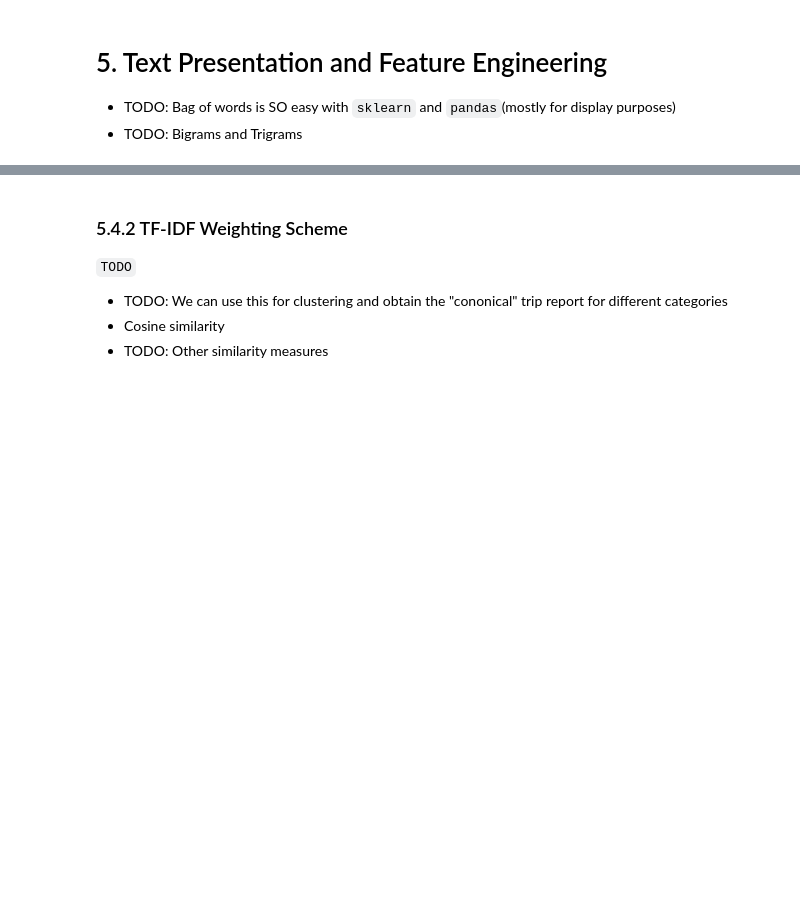
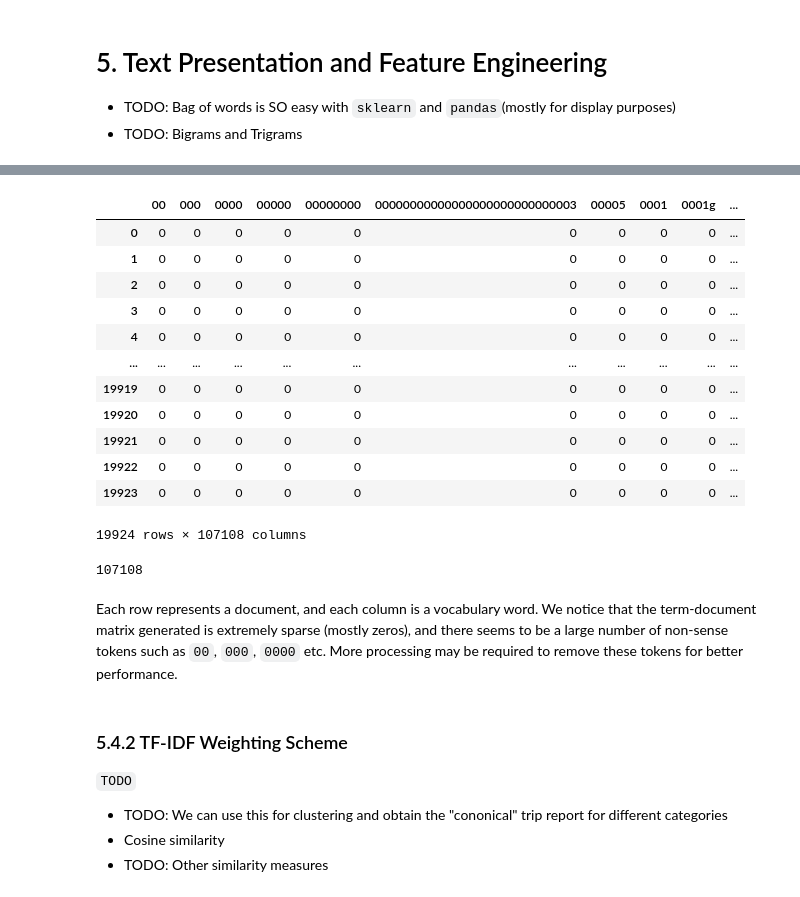
Before and after one commit to alextzhao/psychedelicNLP, a Jupyter notebook: AlexZhao_SeniorThesis_Notebook-COLAB.ipynb, the cells around one changed output, grey strips where cells are left out. Drawn from its saved outputs; the diff is of its cells as text; code cells hidden in the pictures; blank space fills up the shorter version.

Commit message:
CHECKPOINT: completed word and doc as vectors theory, and basic term document matrix

```diff
--- a/AlexZhao_SeniorThesis_Notebook-COLAB.ipynb
+++ b/AlexZhao_SeniorThesis_Notebook-COLAB.ipynb
@@ -1130,26 +1171,55 @@ pd_trips_encoded_normalized.head(n=20)
 # %%
-# TODO: Example BOW's Code
-# Code from: https://towardsdatascience.com/understanding-feature-engineering-part-3-traditional-methods-for-text-data-f6f7d70acd41
+# Code adapted from:
+# https://towardsdatascience.com/understanding-feature-engineering-part-3-traditional-methods-for-text-data-f6f7d70acd41
 from sklearn.feature_extraction.text import CountVectorizer
 
+norm_corpus = pd_trips_encoded_normalized["report"].to_list()
+len(norm_corpus) # 19924 reports
+
+# instead of using raw counts, we can divide matrix(i, j) by sum over column j to get a proporition
+# min_df = minimum document frequency
+# max_df = maximum document frequency
 cv = CountVectorizer(min_df=0., max_df=1.)
 cv_matrix = cv.fit_transform(norm_corpus)
 cv_matrix = cv_matrix.toarray()
 
 # get all unique words in the corpus
 vocab = cv.get_feature_names()
+
+
 # show document feature vectors
 pd.DataFrame(cv_matrix, columns=vocab)
 
 ############################################
 ## Ngram model extensions
 # you can set the n-gram range to 1,2 to get unigrams as well as bigrams
-bv = CountVectorizer(ngram_range=(2,2))
-bv_matrix = bv.fit_transform(norm_corpus)
+# bv = CountVectorizer(ngram_range=(2,2))
+# bv_matrix = bv.fit_transform(norm_corpus)
 
-bv_matrix = bv_matrix.toarray()
-vocab = bv.get_feature_names()
-pd.DataFrame(bv_matrix, columns=vocab)
+# bv_matrix = bv_matrix.toarray()
+# vocab = bv.get_feature_names()
+# pd.DataFrame(bv_matrix, columns=vocab)
+# %% [output]
+|  | 00 | 000 | 0000 | 00000 | 00000000 | 00000000000000000000000000003 | 00005 | 0001 | 0001g | ... |
+| 0 | 0 | 0 | 0 | 0 | 0 | 0 | 0 | 0 | 0 | ... |
+| 1 | 0 | 0 | 0 | 0 | 0 | 0 | 0 | 0 | 0 | ... |
+| 2 | 0 | 0 | 0 | 0 | 0 | 0 | 0 | 0 | 0 | ... |
+| 3 | 0 | 0 | 0 | 0 | 0 | 0 | 0 | 0 | 0 | ... |
+| 4 | 0 | 0 | 0 | 0 | 0 | 0 | 0 | 0 | 0 | ... |
+| ... | ... | ... | ... | ... | ... | ... | ... | ... | ... | ... |
+| 19919 | 0 | 0 | 0 | 0 | 0 | 0 | 0 | 0 | 0 | ... |
+| 19920 | 0 | 0 | 0 | 0 | 0 | 0 | 0 | 0 | 0 | ... |
+| 19921 | 0 | 0 | 0 | 0 | 0 | 0 | 0 | 0 | 0 | ... |
+| 19922 | 0 | 0 | 0 | 0 | 0 | 0 | 0 | 0 | 0 | ... |
+| 19923 | 0 | 0 | 0 | 0 | 0 | 0 | 0 | 0 | 0 | ... |
+19924 rows × 107108 columns
+# %%
+len(vocab) # 107108 vocabulary words, or "tokens", in our training corpus
+vocab[20000:20010] # example of tokens
+# %% [output]
+107108
+# %% [markdown]
+Each row represents a document, and each column is a vocabulary word. We notice that the term-document matrix generated is extremely sparse (mostly zeros), and there seems to be a large number of non-sense tokens such as `00`, `000`, `0000` etc. More processing may be required to remove these tokens for better performance.
 # %% [markdown]
 ### 5.4.2 TF-IDF Weighting Scheme
 
```
Also changed, not shown: parts of 10 cells of this notebook, 10 other files.
